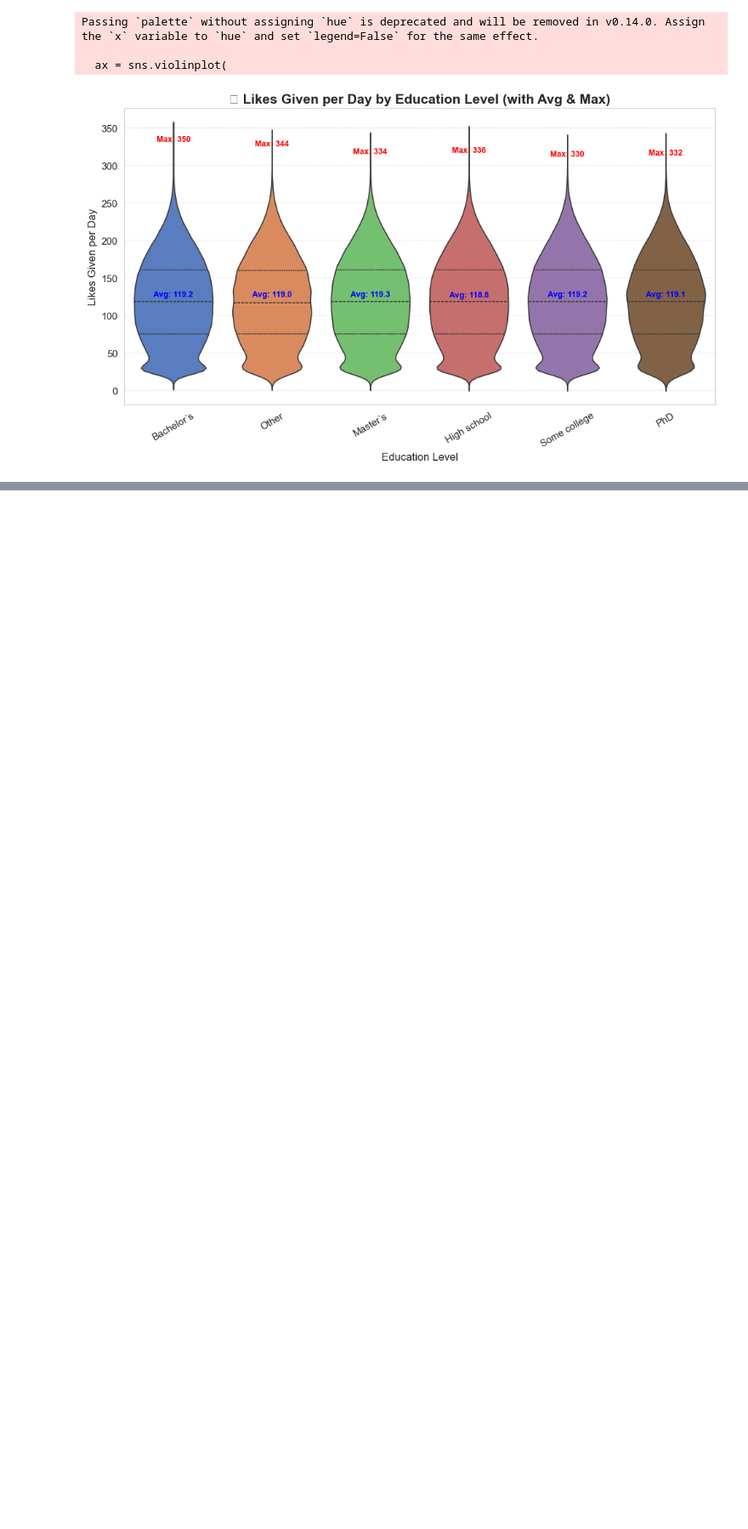
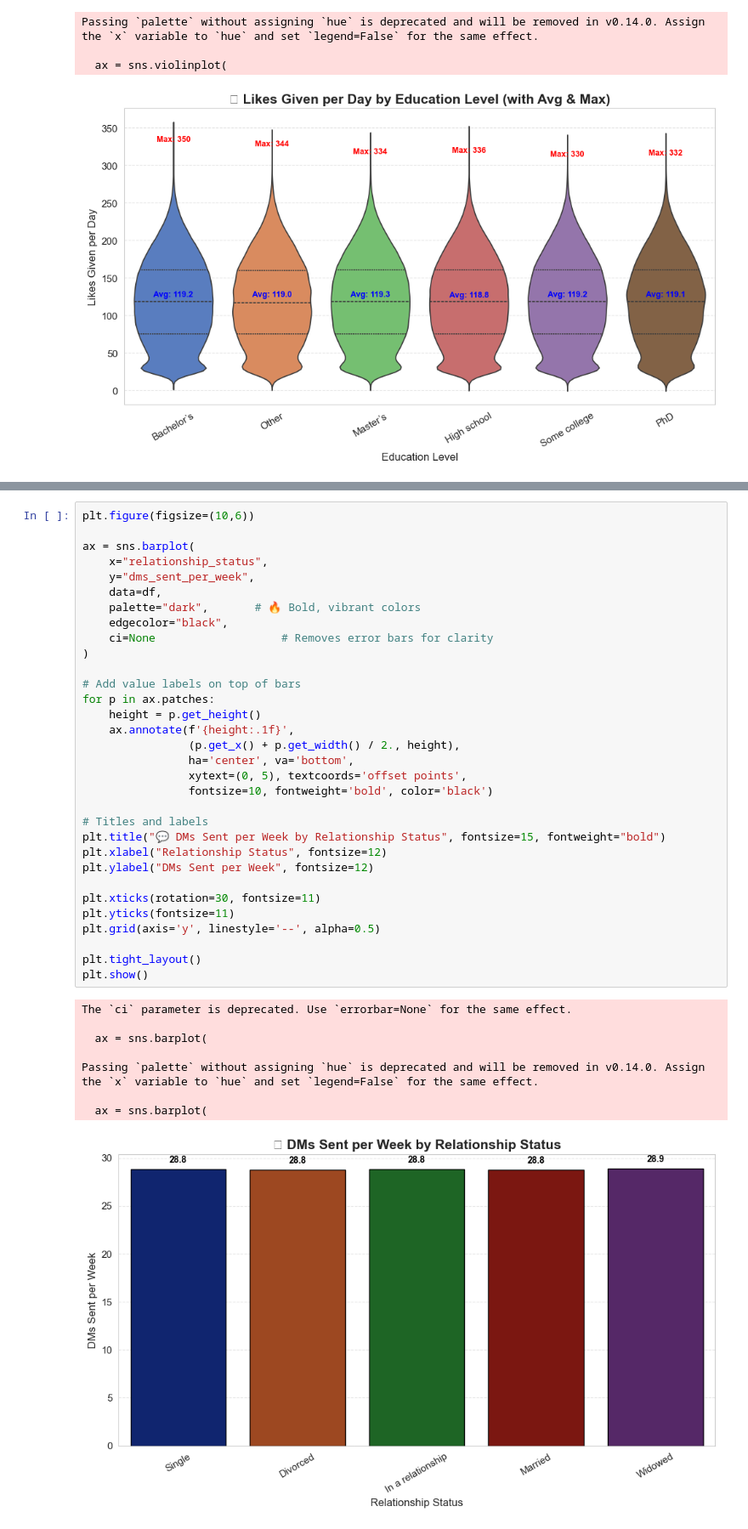
Before and after one commit to Prakhar1808/eda-project-fork, a Jupyter notebook: learning/eda.ipynb, the cells around one changed output, grey strips where cells are left out. Shown at 85% size. Drawn from its saved outputs; the diff is of its cells as text; blank space fills up the shorter version.

```diff
--- a/learning/eda.ipynb
+++ b/learning/eda.ipynb
@@ -336,0 +379,41 @@ Passing `palette` without assigning `hue` is deprecated and will be removed in v
+# %%
+plt.figure(figsize=(10,6))
+
+ax = sns.barplot(
+    x="relationship_status",
+    y="dms_sent_per_week",
+    data=df,
+    palette="dark",       # 🔥 Bold, vibrant colors
+    edgecolor="black",
+    ci=None                   # Removes error bars for clarity
+)
+
+# Add value labels on top of bars
+for p in ax.patches:
+    height = p.get_height()
+    ax.annotate(f'{height:.1f}',
+                (p.get_x() + p.get_width() / 2., height),
+                ha='center', va='bottom',
+                xytext=(0, 5), textcoords='offset points',
+                fontsize=10, fontweight='bold', color='black')
+
+# Titles and labels
+plt.title("💬 DMs Sent per Week by Relationship Status", fontsize=15, fontweight="bold")
+plt.xlabel("Relationship Status", fontsize=12)
+plt.ylabel("DMs Sent per Week", fontsize=12)
+
+plt.xticks(rotation=30, fontsize=11)
+plt.yticks(fontsize=11)
+plt.grid(axis='y', linestyle='--', alpha=0.5)
+
+plt.tight_layout()
+plt.show()
+# %% [output]
+The `ci` parameter is deprecated. Use `errorbar=None` for the same effect.
+
+  ax = sns.barplot(
+
+Passing `palette` without assigning `hue` is deprecated and will be removed in v0.14.0. Assign the `x` variable to `hue` and set `legend=False` for the same effect.
+
+  ax = sns.barplot(
+[figure, added]
```
Also changed, not shown: parts of 1 cell of this notebook.
